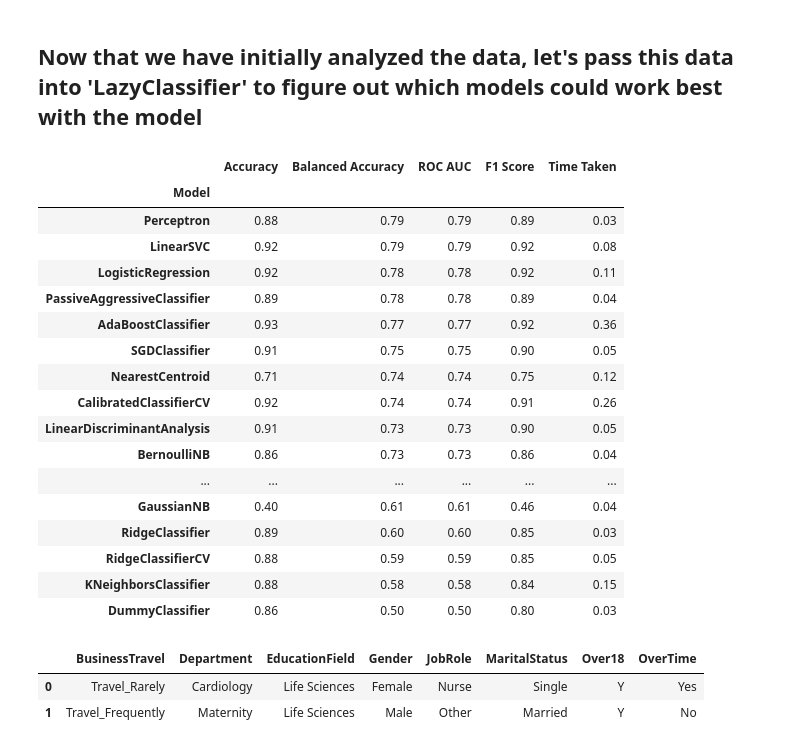
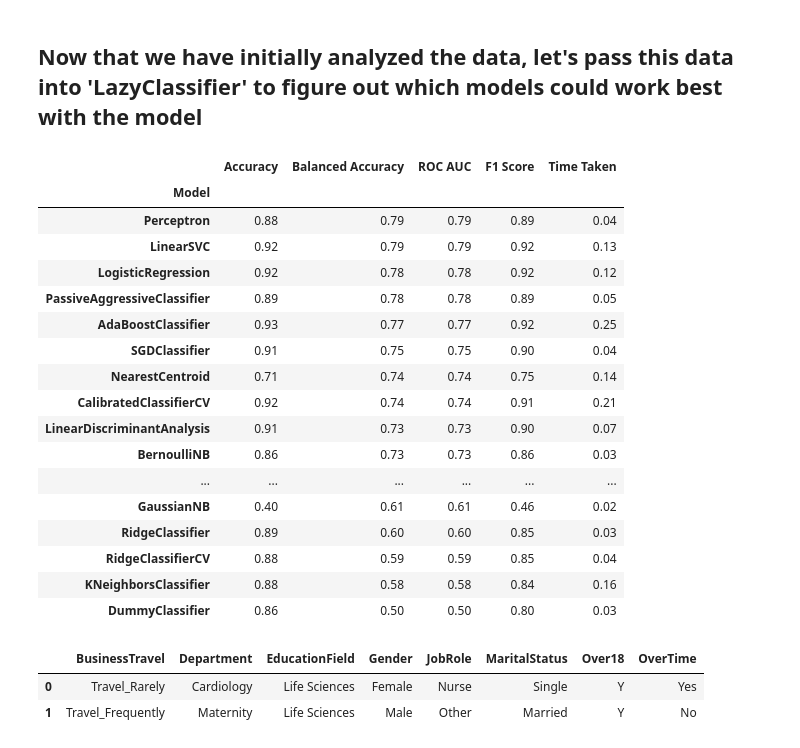
Before and after one commit to markmlowe/capstone, a Jupyter notebook: notebooks/01_mml_initial_data_exploration.ipynb, the cells around one changed output. Saved outputs shown, nothing was run; the diff lists cells and outputs as text; code cells hidden in the pictures.

```diff
--- a/notebooks/01_mml_initial_data_exploration.ipynb
+++ b/notebooks/01_mml_initial_data_exploration.ipynb
@@ -102,31 +102,31 @@ x = x.drop(columns=['Over18','EmployeeCount','StandardHours'], axis=1)
 from lazypredict.Supervised import LazyClassifier
 from sklearn.model_selection import train_test_split
 # %%
-x_train, x_test, y_train, y_test = train_test_split(x,y, test_size =0.2, random_state=42)
+x_train_l, x_test_l, y_train_l, y_test_l = train_test_split(x,y, test_size =0.2, random_state=42)
 
 clf = LazyClassifier(verbose=0, ignore_warnings=True, custom_metric=None)
 
-models, predictions = clf.fit(x_train,x_test,y_train,y_test)
+models, predictions = clf.fit(x_train_l,x_test_l,y_train_l,y_test_l)
 
 models
 # %% [output]
 |  | Accuracy | Balanced Accuracy | ROC AUC | F1 Score | Time Taken |
 | Model |  |  |  |  |  |
-| Perceptron | 0.88 | 0.79 | 0.79 | 0.89 | 0.03 |
-| LinearSVC | 0.92 | 0.79 | 0.79 | 0.92 | 0.08 |
-| LogisticRegression | 0.92 | 0.78 | 0.78 | 0.92 | 0.11 |
-| PassiveAggressiveClassifier | 0.89 | 0.78 | 0.78 | 0.89 | 0.04 |
-| AdaBoostClassifier | 0.93 | 0.77 | 0.77 | 0.92 | 0.36 |
-| SGDClassifier | 0.91 | 0.75 | 0.75 | 0.90 | 0.05 |
-| NearestCentroid | 0.71 | 0.74 | 0.74 | 0.75 | 0.12 |
-| CalibratedClassifierCV | 0.92 | 0.74 | 0.74 | 0.91 | 0.26 |
-| LinearDiscriminantAnalysis | 0.91 | 0.73 | 0.73 | 0.90 | 0.05 |
-| BernoulliNB | 0.86 | 0.73 | 0.73 | 0.86 | 0.04 |
+| Perceptron | 0.88 | 0.79 | 0.79 | 0.89 | 0.04 |
+| LinearSVC | 0.92 | 0.79 | 0.79 | 0.92 | 0.13 |
+| LogisticRegression | 0.92 | 0.78 | 0.78 | 0.92 | 0.12 |
+| PassiveAggressiveClassifier | 0.89 | 0.78 | 0.78 | 0.89 | 0.05 |
+| AdaBoostClassifier | 0.93 | 0.77 | 0.77 | 0.92 | 0.25 |
+| SGDClassifier | 0.91 | 0.75 | 0.75 | 0.90 | 0.04 |
+| NearestCentroid | 0.71 | 0.74 | 0.74 | 0.75 | 0.14 |
+| CalibratedClassifierCV | 0.92 | 0.74 | 0.74 | 0.91 | 0.21 |
+| LinearDiscriminantAnalysis | 0.91 | 0.73 | 0.73 | 0.90 | 0.07 |
+| BernoulliNB | 0.86 | 0.73 | 0.73 | 0.86 | 0.03 |
 | ... | ... | ... | ... | ... | ... |
-| GaussianNB | 0.40 | 0.61 | 0.61 | 0.46 | 0.04 |
+| GaussianNB | 0.40 | 0.61 | 0.61 | 0.46 | 0.02 |
 | RidgeClassifier | 0.89 | 0.60 | 0.60 | 0.85 | 0.03 |
-| RidgeClassifierCV | 0.88 | 0.59 | 0.59 | 0.85 | 0.05 |
-| KNeighborsClassifier | 0.88 | 0.58 | 0.58 | 0.84 | 0.15 |
+| RidgeClassifierCV | 0.88 | 0.59 | 0.59 | 0.85 | 0.04 |
+| KNeighborsClassifier | 0.88 | 0.58 | 0.58 | 0.84 | 0.16 |
 | DummyClassifier | 0.86 | 0.50 | 0.50 | 0.80 | 0.03 |
 # %%
 data.select_dtypes(include=['object']).head(2)
```
Also changed, not shown: parts of 16 cells of this notebook.
